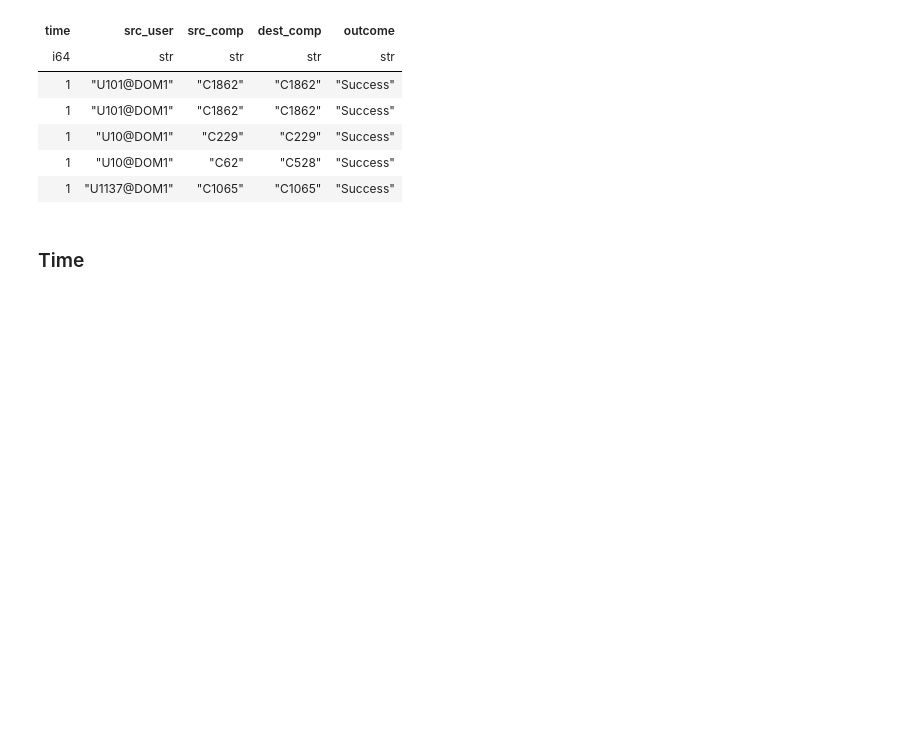
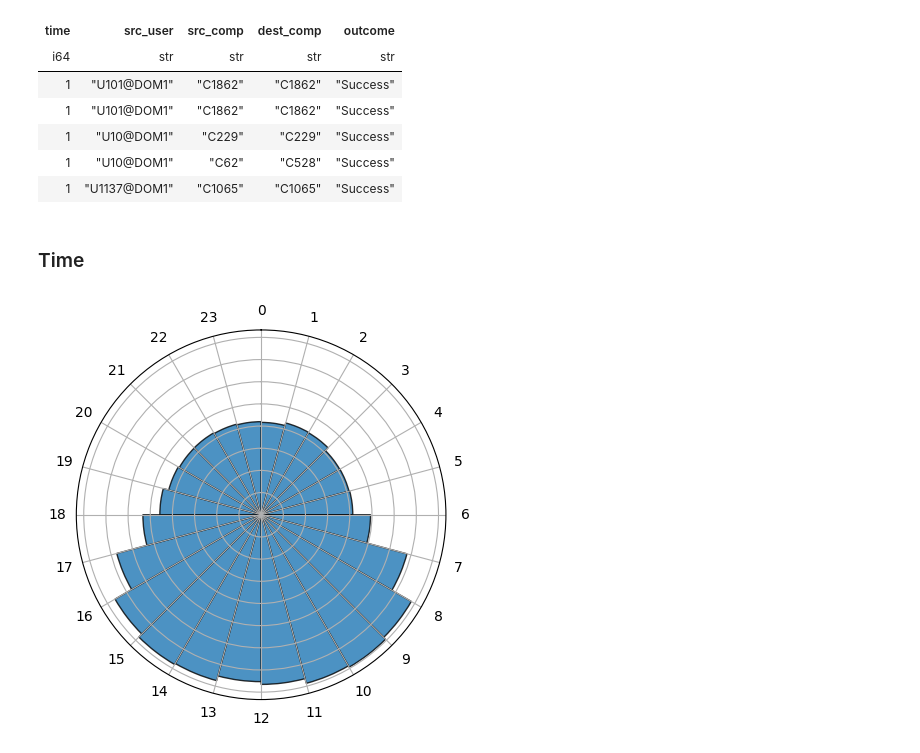
Before and after one commit to Tarun-Rajan99/MSc-Project, a Jupyter notebook: 03_working_notebooks/Phase1_clean/2) feature_selection.ipynb, the cells around one changed output. Cells and saved outputs as stored; diff of their text form; code cells hidden in the pictures; blank space fills up the shorter version.

```diff
--- a/03_working_notebooks/Phase1_clean/2) feature_selection.ipynb
+++ b/03_working_notebooks/Phase1_clean/2) feature_selection.ipynb
@@ -147,0 +151,36 @@ shape: (5, 5)
+# %%
+SECONDS_IN_DAY = 86400
+
+df = df.with_columns(
+        theta=(pl.col("time") % SECONDS_IN_DAY) / SECONDS_IN_DAY * 2 * np.pi,
+)
+# %%
+n_bins = 24
+width = (2 * np.pi)/n_bins
+
+rose = (df
+        .with_columns(bin = (pl.col('theta') / width).floor().cast(pl.Int32))
+        .with_columns(bin = pl.col('bin') % n_bins)
+        .group_by('bin')
+        .agg(count = pl.len())
+        .collect()
+)
+
+counts = np.zeros(n_bins)
+counts[rose['bin'].to_numpy()] = rose['count'].to_numpy()
+
+centres = (np.arange(n_bins) + 0.5) * width
+
+fig, ax = plt.subplots(subplot_kw={"projection": "polar"})
+ax.bar(centres, counts, width=width, bottom=0.0,
+       align="center", edgecolor="k", alpha=0.8)
+
+ax.set_theta_zero_location("N")
+ax.set_theta_direction(-1)
+ax.set_xticks(np.arange(24) / 24 * 2 * np.pi)
+ax.set_xticklabels(range(24))
+ax.set_yticklabels([])
+
+plt.show()
+# %% [output]
+[figure, added]
```
Also changed, not shown: parts of 2 cells of this notebook, 1 other file.
